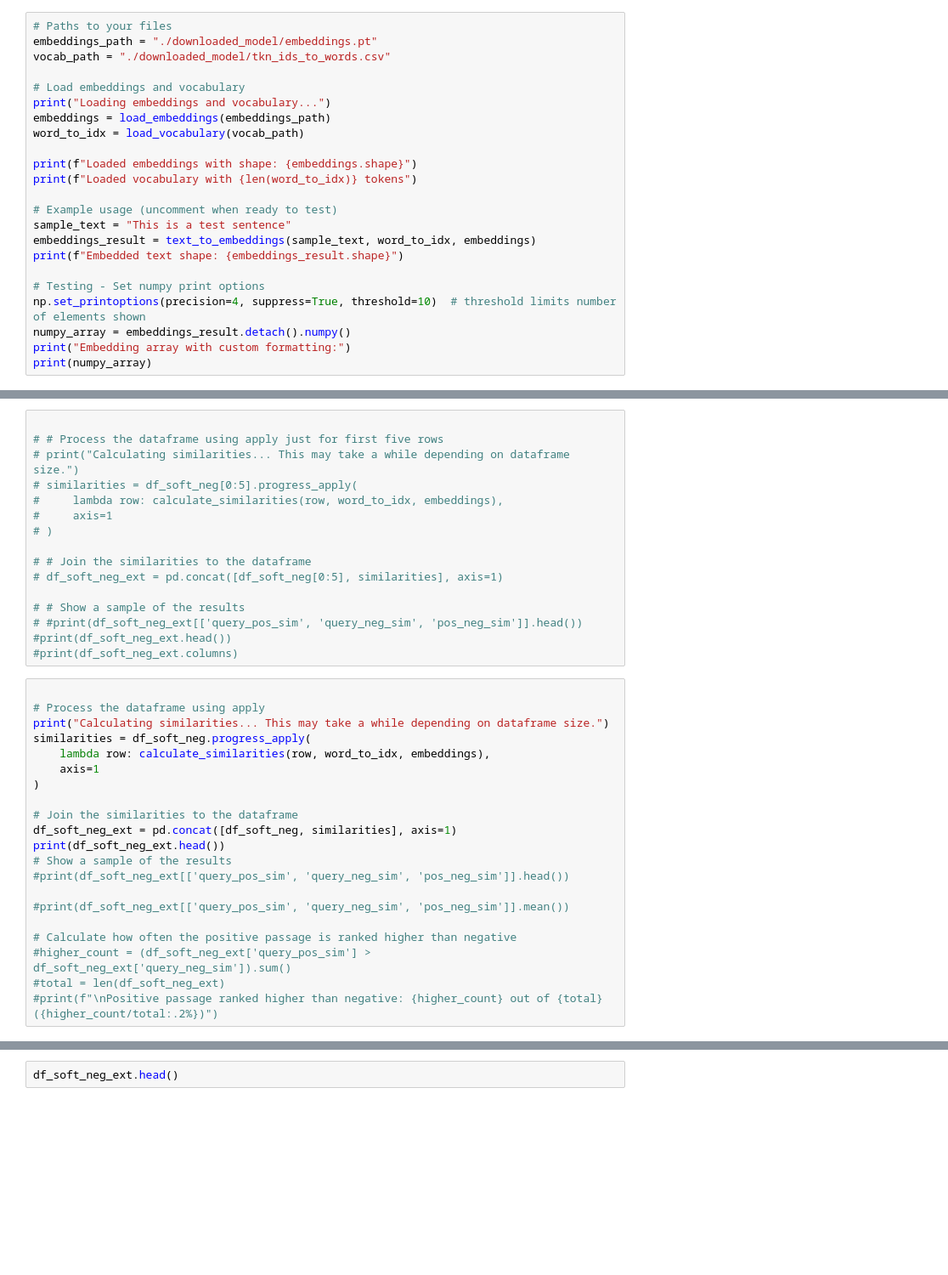
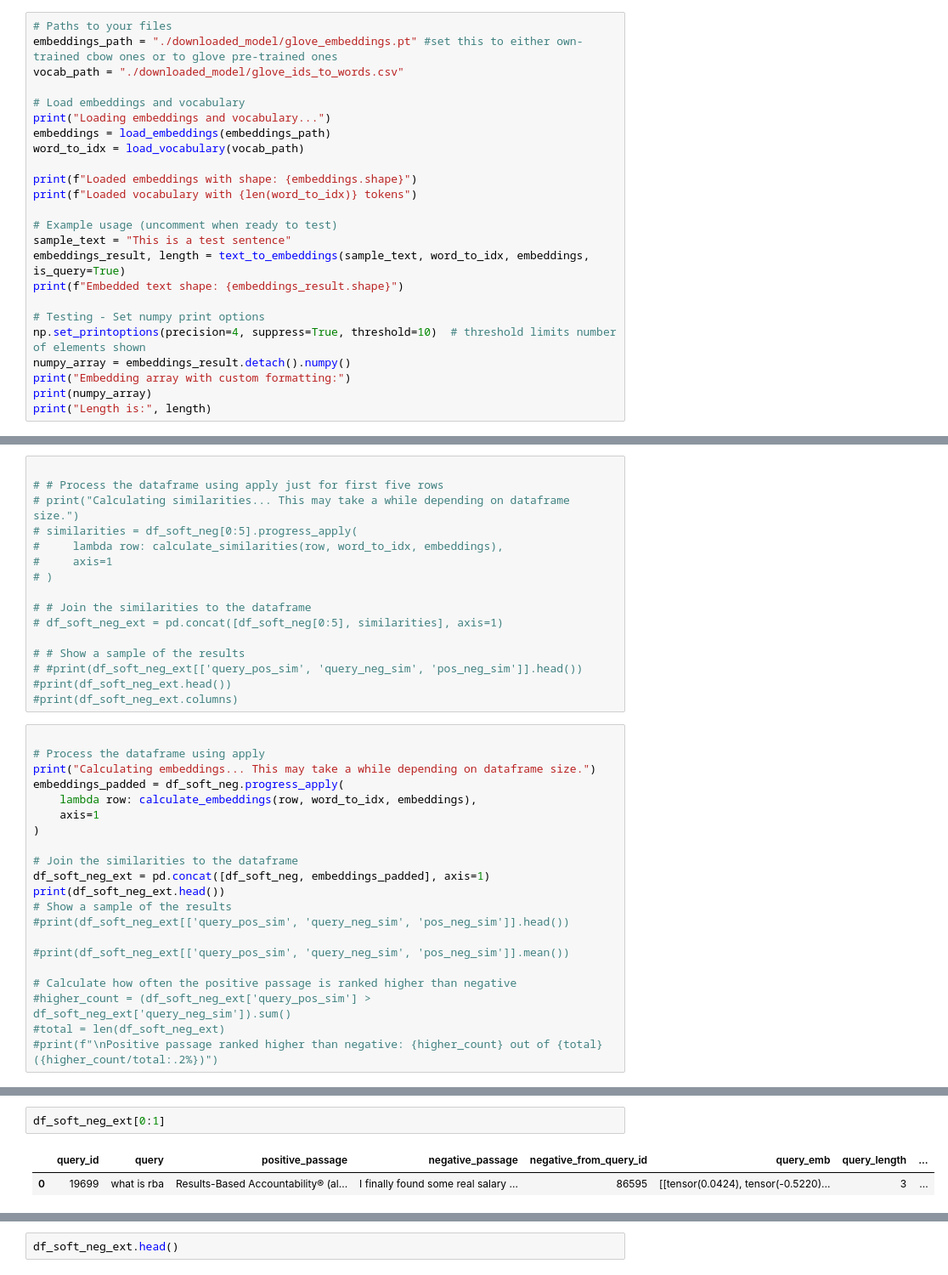
Before and after one commit to NnamdiOdozi/MLX_Week2, a Jupyter notebook: main.ipynb, the cells around one changed output, grey strips where cells are left out. Shown at 85% size. Drawn from its saved outputs; the diff is of its cells as text; blank space fills up the shorter version.

```diff
--- a/main.ipynb
+++ b/main.ipynb
@@ -26,8 +27,8 @@ ds_soft_neg = load_dataset("cocoritzy/week_2_triplet_dataset_soft_negatives")
 ds_hard_neg = load_dataset("cocoritzy/week_2_triplet_dataset_hard_negatives")
 # %%
 # Paths to your files
-embeddings_path = "./downloaded_model/embeddings.pt"
-vocab_path = "./downloaded_model/tkn_ids_to_words.csv"
+embeddings_path = "./downloaded_model/glove_embeddings.pt" #set this to either own-trained cbow ones or to glove pre-trained ones
+vocab_path = "./downloaded_model/glove_ids_to_words.csv"
 
 # Load embeddings and vocabulary
 print("Loading embeddings and vocabulary...")
@@ -39,7 +40,7 @@ print(f"Loaded vocabulary with {len(word_to_idx)} tokens")
 
 # Example usage (uncomment when ready to test)
 sample_text = "This is a test sentence"
-embeddings_result = text_to_embeddings(sample_text, word_to_idx, embeddings)
+embeddings_result, length = text_to_embeddings(sample_text, word_to_idx, embeddings, is_query=True)
 print(f"Embedded text shape: {embeddings_result.shape}")
 
 # Testing - Set numpy print options
@@ -47,3 +48,4 @@ np.set_printoptions(precision=4, suppress=True, threshold=10)  # threshold limit
 numpy_array = embeddings_result.detach().numpy()
 print("Embedding array with custom formatting:")
 print(numpy_array)
+print("Length is:", length)
@@ -87,14 +128,14 @@ print(f"Cosine similarity between query and positive passage: {cosine_similarity
 # %%
 
 # Process the dataframe using apply
-print("Calculating similarities... This may take a while depending on dataframe size.")
-similarities = df_soft_neg.progress_apply(
-    lambda row: calculate_similarities(row, word_to_idx, embeddings),
+print("Calculating embeddings... This may take a while depending on dataframe size.")
+embeddings_padded = df_soft_neg.progress_apply(
+    lambda row: calculate_embeddings(row, word_to_idx, embeddings),
     axis=1
 )
 
 # Join the similarities to the dataframe
-df_soft_neg_ext = pd.concat([df_soft_neg, similarities], axis=1)
+df_soft_neg_ext = pd.concat([df_soft_neg, embeddings_padded], axis=1)
 print(df_soft_neg_ext.head())
 # Show a sample of the results
 #print(df_soft_neg_ext[['query_pos_sim', 'query_neg_sim', 'pos_neg_sim']].head())
@@ -108,2 +168,7 @@ print(df_soft_neg_ext.head())
+# %%
+df_soft_neg_ext[0:1]
+# %% [output]
+|  | query_id | query | positive_passage | negative_passage | negative_from_query_id | query_emb | query_length | ... |
+| 0 | 19699 | what is rba | Results-Based Accountability® (al... | I finally found some real salary ... | 86595 | [[tensor(0.0424), tensor(-0.5220)... | 3 | ... |
 # %%
 # Process the dataframe using apply
```
Also changed, not shown: parts of 15 cells of this notebook, 6 other files.
